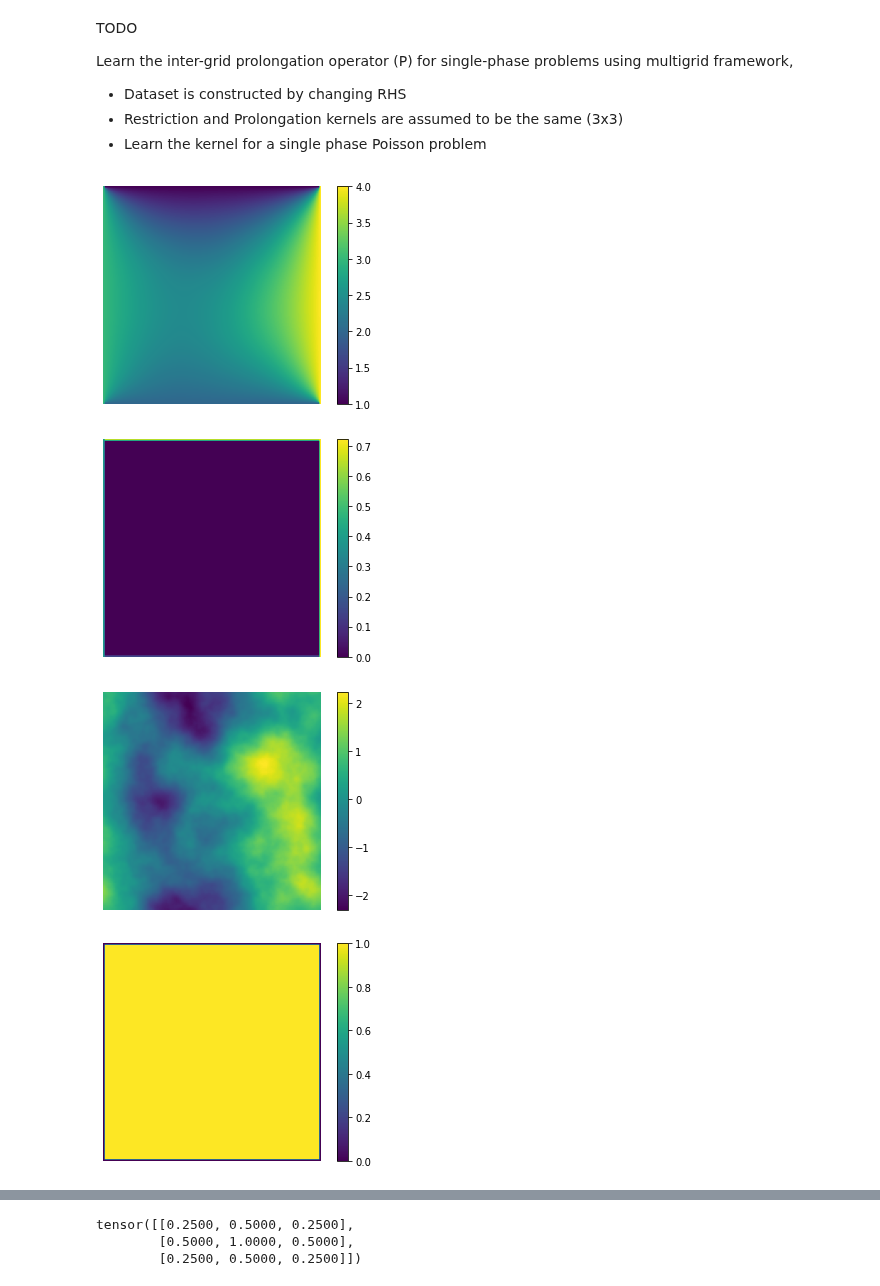
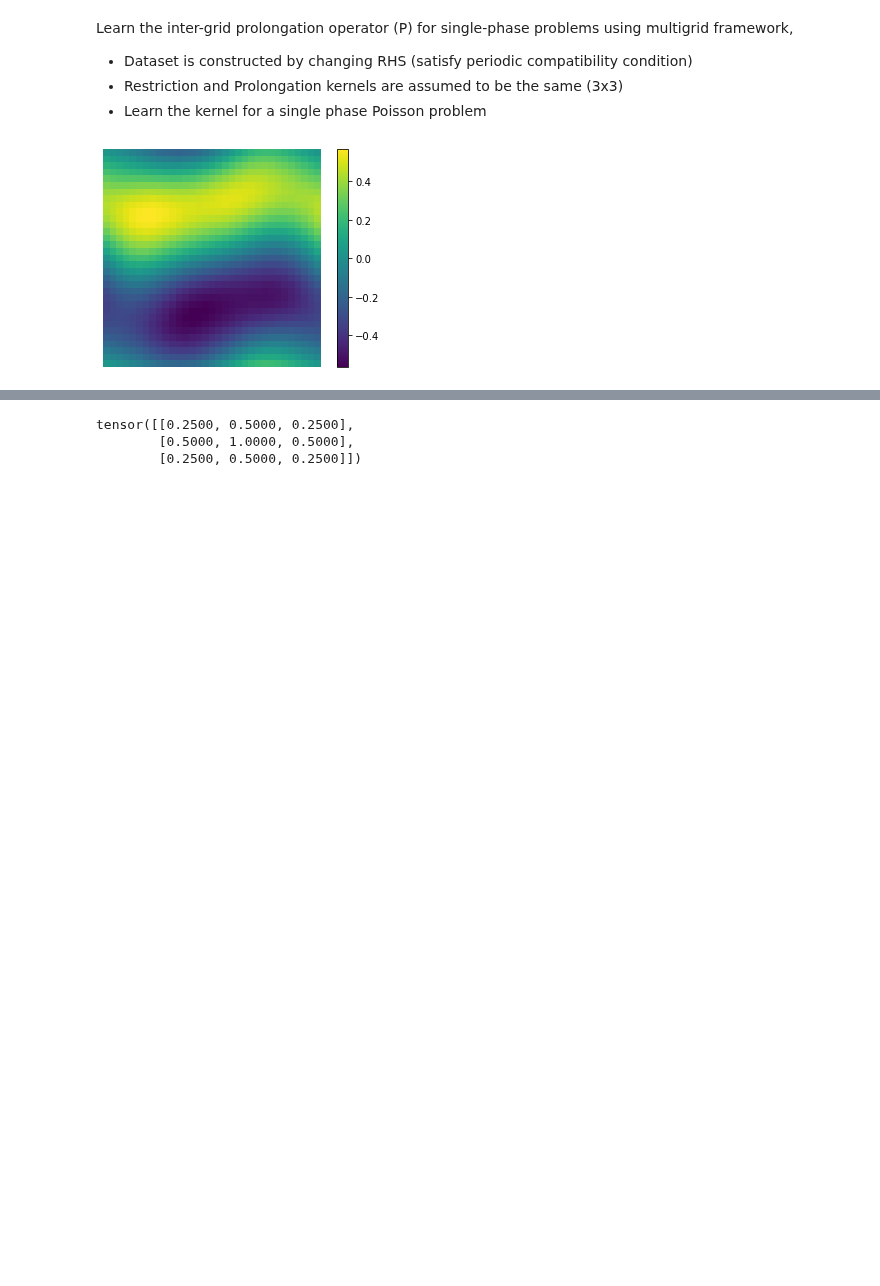
Before and after one commit to longfish/Multigrid-FEANet, a Jupyter notebook: MM-FEANet-learnP-pbc.ipynb, the cells around one changed output, grey strips where cells are left out. Drawn from its saved outputs; the diff is of its cells as text; code cells hidden in the pictures; blank space fills up the shorter version.

Commit message:
periodic domain MM-FEANet

```diff
--- a/MM-FEANet-learnP-pbc.ipynb
+++ b/MM-FEANet-learnP-pbc.ipynb
@@ -1,8 +1,6 @@
 # %% [markdown]
-TODO
-
 Learn the inter-grid prolongation operator (P) for single-phase problems using multigrid framework,
-* Dataset is constructed by changing RHS
+* Dataset is constructed by changing RHS (satisfy periodic compatibility condition)
 * Restriction and Prolongation kernels are assumed to be the same (3x3)
 * Learn the kernel for a single phase Poisson problem
 # %%
@@ -72,20 +66,14 @@ n = 2**7
 grid = SingleGrid(size=2,n=n)
 # %%
-model_name = 'poisson_mg_kernel_129x129'
+model_name = 'pbc_poisson_kernel_33x33'
 
-training_set = IsoPoissonDataSet('Data/IsoPoisson/poisson2d_129x129_nosol.h5')
+training_set = IsoPoissonPBCDataSet('Data/IsoPoisson/poisson2d_33x33_pbc.h5')
 train_dataloader = DataLoader(training_set, batch_size=64, shuffle=True)
-u_train, f_train, bc_value_train, bc_index_train = next(iter(train_dataloader))
+f_train = next(iter(train_dataloader))
 
 k=0
-plot.plot_field(u_train[k,0])
-plot.plot_field(bc_value_train[k,0])
 plot.plot_field(f_train[k,0])
-plot.plot_field(bc_index_train[k,0])
 # %% [output]
-[figure, old version]
+[figure, new version]
-[figure, removed]
-[figure, removed]
-[figure, removed]
 # %%
 EPS = 1e-5
```
Also changed, not shown: parts of 21 cells of this notebook.
